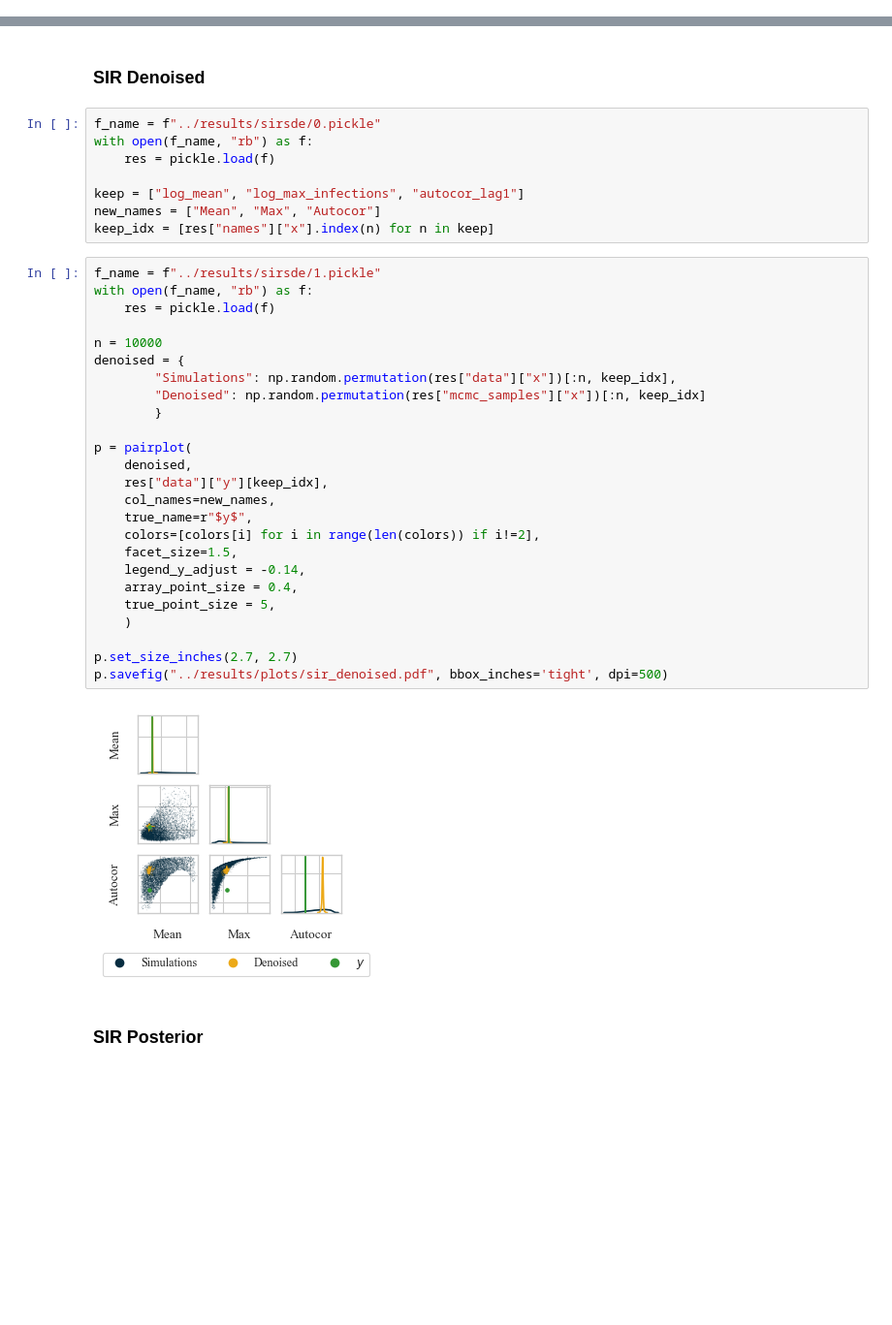
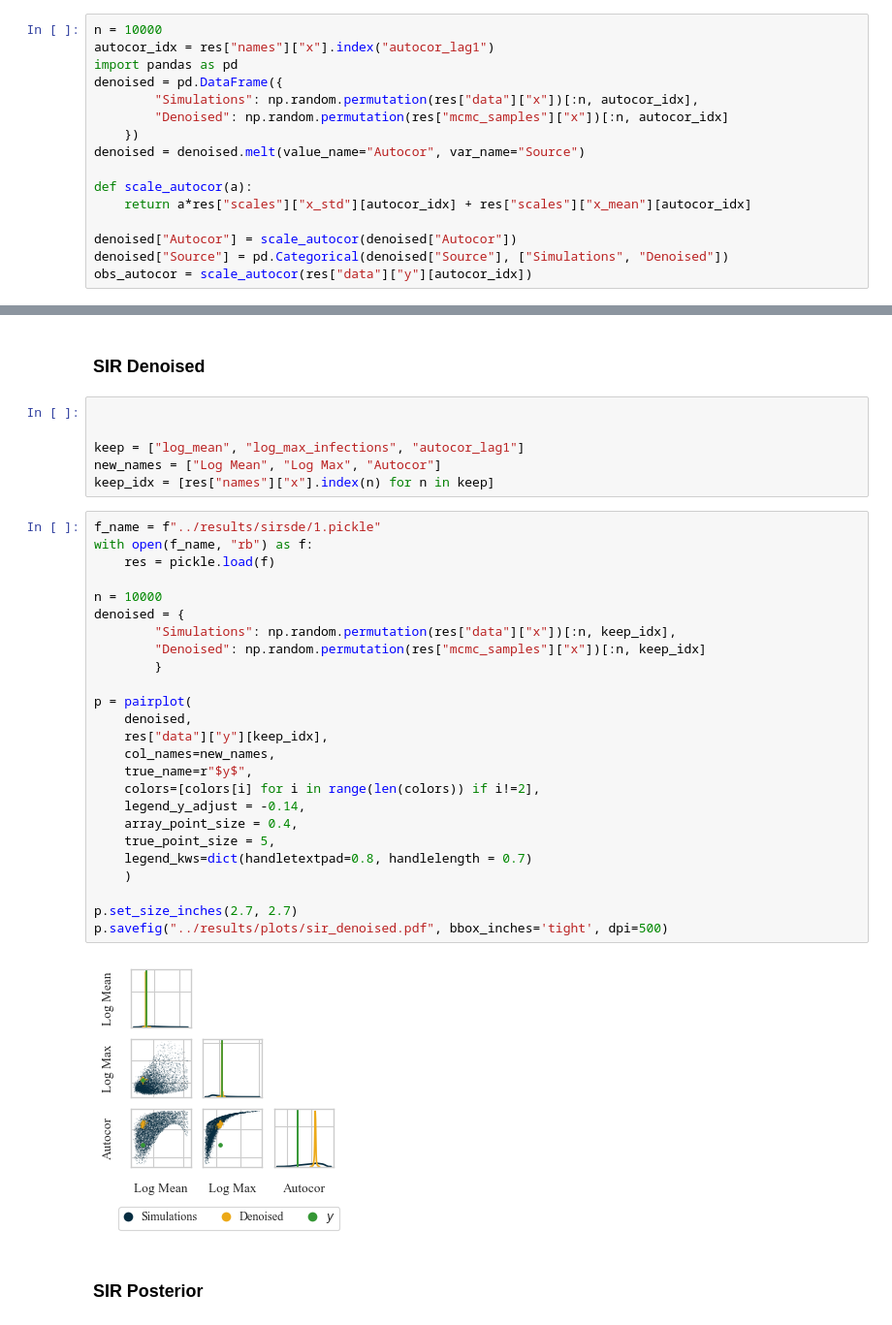
Before and after one commit to danielward27/rnpe, a Jupyter notebook: scripts/plot_pairplots.ipynb, the cells around one changed output, grey strips where cells are left out. Shown at 97% size. Saved outputs shown, nothing was run; the diff lists cells and outputs as text; blank space fills up the shorter version.

```diff
--- a/scripts/plot_pairplots.ipynb
+++ b/scripts/plot_pairplots.ipynb
@@ -12,0 +57,16 @@ plt.rcParams['axes.axisbelow'] = True
+# %%
+n = 10000
+autocor_idx = res["names"]["x"].index("autocor_lag1")
+import pandas as pd
+denoised = pd.DataFrame({
+        "Simulations": np.random.permutation(res["data"]["x"])[:n, autocor_idx],
+        "Denoised": np.random.permutation(res["mcmc_samples"]["x"])[:n, autocor_idx]
+    })
+denoised = denoised.melt(value_name="Autocor", var_name="Source")
+
+def scale_autocor(a):
+    return a*res["scales"]["x_std"][autocor_idx] + res["scales"]["x_mean"][autocor_idx]
+
+denoised["Autocor"] = scale_autocor(denoised["Autocor"])
+denoised["Source"] = pd.Categorical(denoised["Source"], ["Simulations", "Denoised"])
+obs_autocor = scale_autocor(res["data"]["y"][autocor_idx])
@@ -13,40 +133,38 @@ plt.rcParams['axes.axisbelow'] = True
 # %% [markdown]
 ### SIR Denoised
 # %%
-f_name = f"../results/sirsde/0.pickle"
-with open(f_name, "rb") as f:
-    res = pickle.load(f)
+
 
 keep = ["log_mean", "log_max_infections", "autocor_lag1"]
-new_names = ["Mean", "Max", "Autocor"]
+new_names = ["Log Mean", "Log Max", "Autocor"]
 keep_idx = [res["names"]["x"].index(n) for n in keep]
 # %%
 f_name = f"../results/sirsde/1.pickle"
 with open(f_name, "rb") as f:
     res = pickle.load(f)
 
 n = 10000
 denoised = {
         "Simulations": np.random.permutation(res["data"]["x"])[:n, keep_idx],
         "Denoised": np.random.permutation(res["mcmc_samples"]["x"])[:n, keep_idx]
         }
 
 p = pairplot(
     denoised,
     res["data"]["y"][keep_idx],
     col_names=new_names,
     true_name=r"$y$",
     colors=[colors[i] for i in range(len(colors)) if i!=2],
-    facet_size=1.5,
     legend_y_adjust = -0.14,
     array_point_size = 0.4,
     true_point_size = 5,
+    legend_kws=dict(handletextpad=0.8, handlelength = 0.7)
     )
 
 p.set_size_inches(2.7, 2.7)
 p.savefig("../results/plots/sir_denoised.pdf", bbox_inches='tight', dpi=500)
 # %% [output]
-[figure, old version]
+[figure, new version]
 # %% [markdown]
 ### SIR Posterior
 # %%
```
Also changed, not shown: parts of 12 cells of this notebook, 11 other files.
